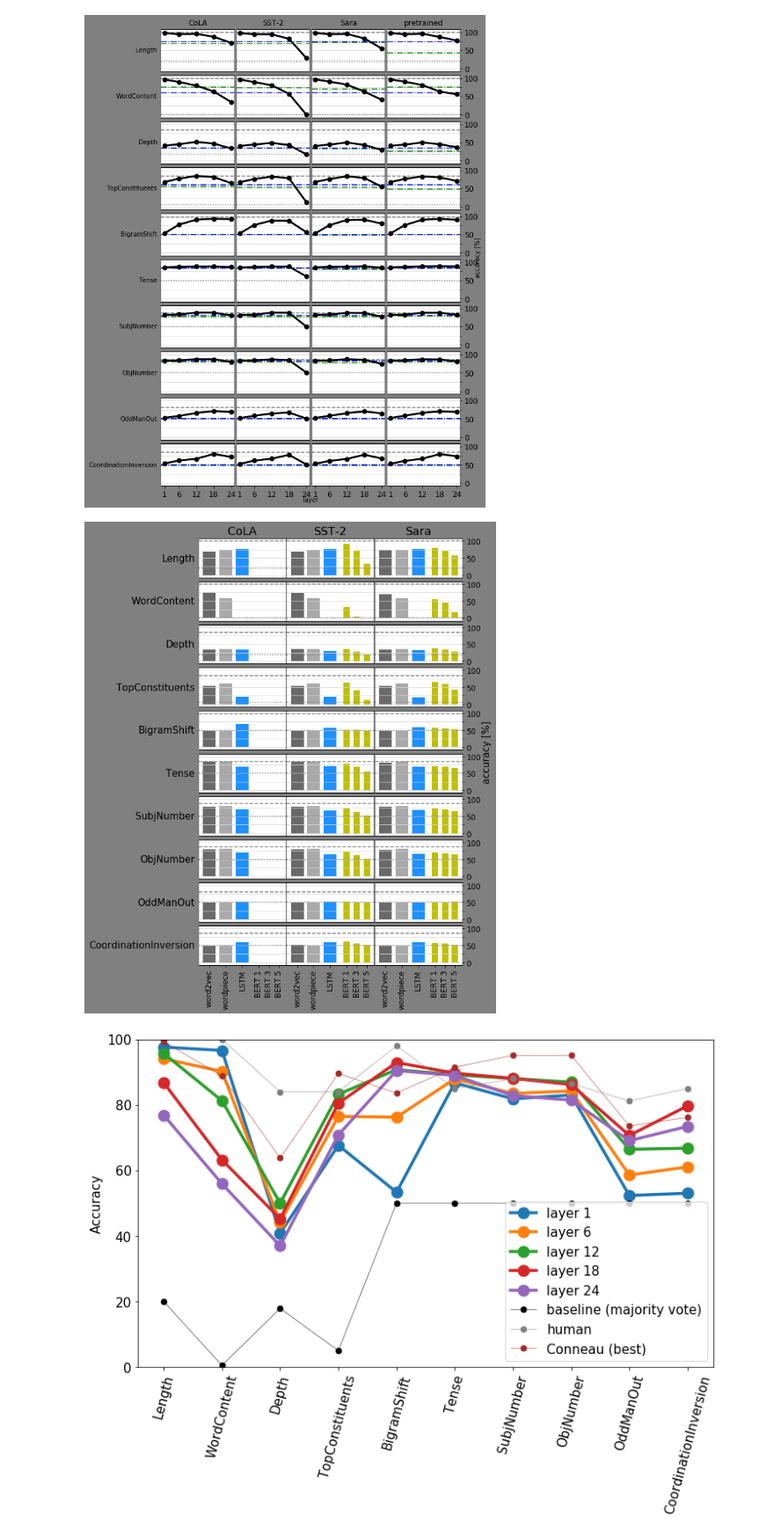
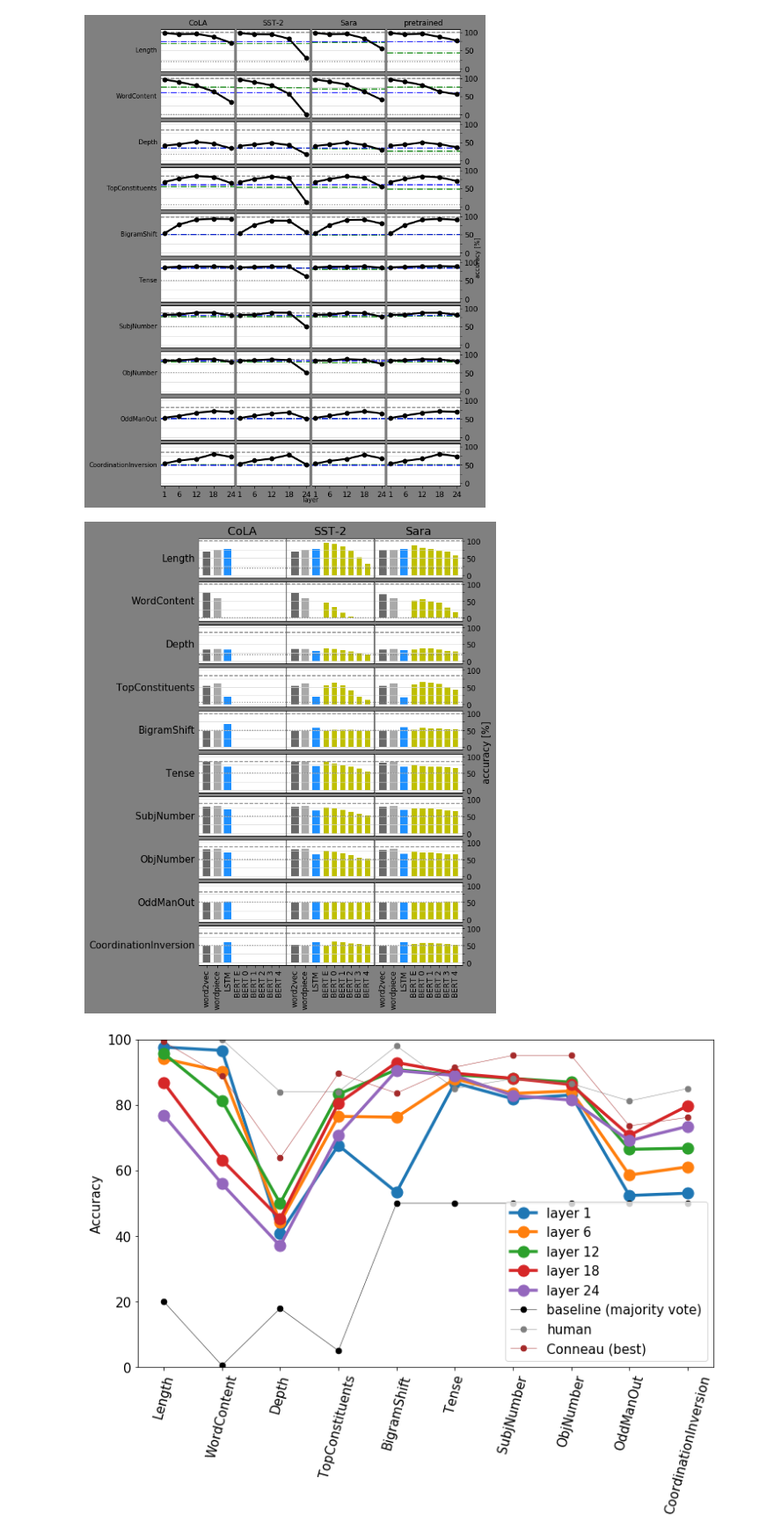
Before and after one commit to samsucik/knowledge-distil-bert, a Jupyter notebook: experiments/analysis/Probing.ipynb, the cells around one changed output. Shown at 88% size. Saved outputs shown, nothing was run; the diff lists cells and outputs as text; code cells hidden in the pictures.

Commit message:
Add more detailed probing results for Sara and SST-2 students.

```diff
--- a/experiments/analysis/Probing.ipynb
+++ b/experiments/analysis/Probing.ipynb
@@ -143,8 +143,8 @@ fig.savefig("img/probing_master.png")
 [figure]
 # %%
 layers = {"CoLA": {"BERT": [], "LSTM": [-1]},
-          "SST-2": {"BERT": [0, 2, 4], "LSTM": [-1]},
-          "Sara": {"BERT": [0, 2, 4], "LSTM": [-1]}}
+          "SST-2": {"BERT": ["E", 0, 1, 2, 3, 4], "LSTM": [-1]},
+          "Sara": {"BERT": ["E", 0, 1, 2, 3, 4], "LSTM": [-1]}}
 embed_types = ["word", "wordpiece"]
 
 vals_to_plot = {}
@@ -183,21 +183,21 @@ for row, task_name in enumerate(task_names):
         axs[0][col].set_title(glue_task)
         ax = axs[row][col]
         # embed_word, embed_wordpiece, LSTM, BERT
-        w = 1.0
+        w = 0.8
         space = 0.3
         ys = []
         cl = ["dimgrey", "darkgrey", "dodgerblue"]
         ws = [w, w, w]
-        xs = [i*(w+space) for i in range(4)] + [3.5*w + 4*space, 4*w + 5*space]
+        xs = [i*(w+space) for i in range(4)] + [((3+0.7*i)*w + (3+i)*space) for i in range(1, 6)]
         for embed_type in embed_types:
             ys.append(vals_to_plot_embed[glue_task][embed_type][task_name])
         ys.append(vals_to_plot[glue_task]["LSTM"][-1][task_name])
-        for layer in [0, 2, 4]:
-            ys.append(0 if layer not in vals_to_plot[glue_task]["BERT"] else \
-                      vals_to_plot[glue_task]["BERT"][layer][task_name])
+        for layer in ["E", 0, 1, 2, 3, 4]:
+            y = 0 if layer not in vals_to_plot[glue_task]["BERT"] else vals_to_plot[glue_task]["BERT"][layer][task_name]
+            ys.append(y)
             cl.append("y")
-            ws.append(w/2)
-        xticklabels = ["word2vec", "wordpiece", "LSTM"] + [("BERT " + str(l+1)) for l in [0, 2, 4]]
+            ws.append(w*0.7)
+        xticklabels = ["word2vec", "wordpiece", "LSTM"] + [("BERT " + str(l)) for l in ["E", 0, 1, 2, 3, 4]]
         ax.tick_params(axis="y", which="both", length=0)
         if row < T-1:
             ax.tick_params(axis="x", which="both", length=0)
@@ -210,34 +210,34 @@ for row, task_name in enumerate(task_names):
             ax.tick_params("y", right=True, left=False, labelright=True, length=3, which="both", labelsize=12)
             ax.set_yticks(yticks_major, minor=False)
             ax.set_yticks(yticks_minor, minor=True)
             ax.set_yticklabels(yticklabels)
         else:
             ax.tick_params("y", left=False, labelleft=False, right=False, labelright=False)
 
         ax.axhline(baselines["majority"][row], linestyle=":", c="grey")
         ax.axhline(baselines["human"][row], linestyle="--", c="grey")
         ax.bar(x=xs, height=ys, color=cl, width=ws)
 
         ax.set_ylim(bottom=-8, top=108)
         ax.grid(axis="y", color=grid_colour, which="both")
         [i.set_linewidth(1.1) for i in [ax.spines[k] for k in ["top", "bottom"]]]
         [i.set_linewidth(0.2) for i in [ax.spines[k] for k in ["right", "left"]]]
 
 fig.tight_layout(h_pad=0.0, w_pad=0.1)
 
 fig.add_subplot(111, frameon=False)
 ax = plt.gca()
 ax.tick_params(labelcolor='none', top=False, bottom=False, left=False, right=False, length=0)
 ax.yaxis.set_label_position("right")
 ax.yaxis.tick_right()
 ax.set_ylabel("accuracy [%]")
 
 fig.patch.set_facecolor("grey")
 
 plt.show()
 fig.savefig("img/probing_master_students.png")
 # %% [output]
-[figure, old version]
+[figure, new version]
 # %%
 layers = [0, 5, 11, 17, -1]
 vals_to_plot = {l: [] for l in layers}
```
Also changed, not shown: 10 other files.
